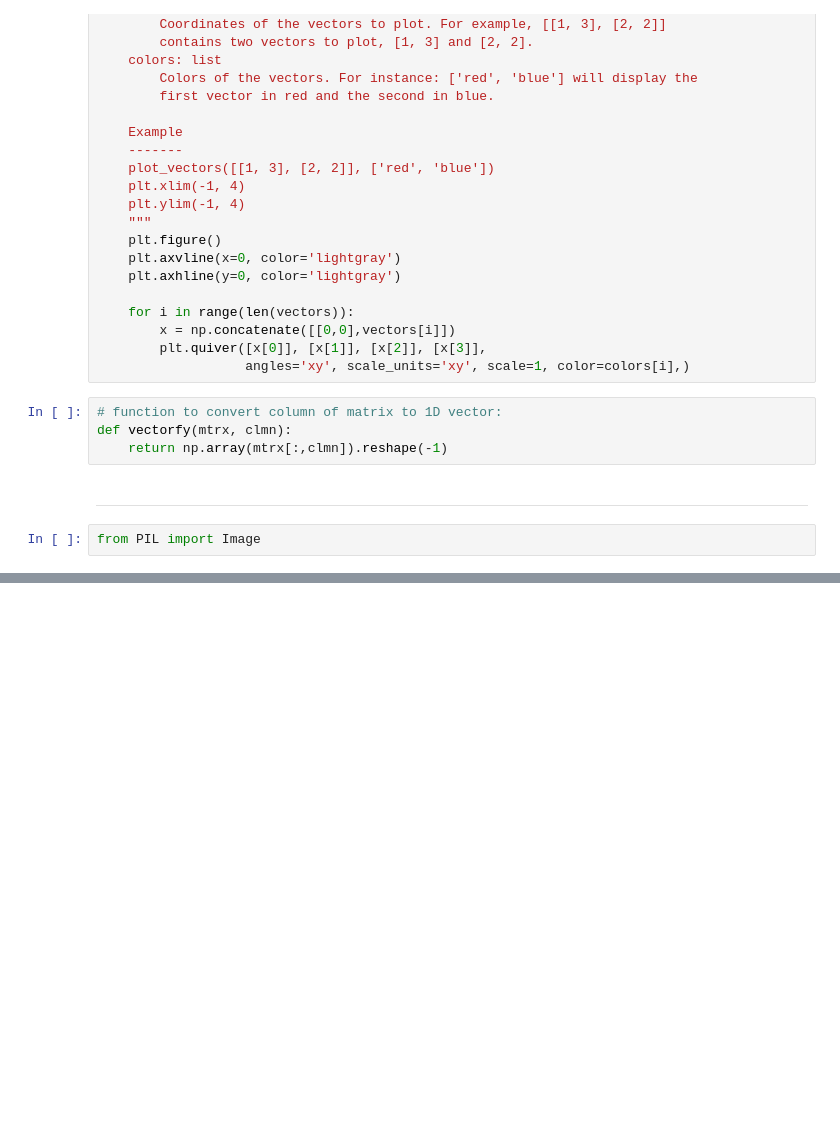
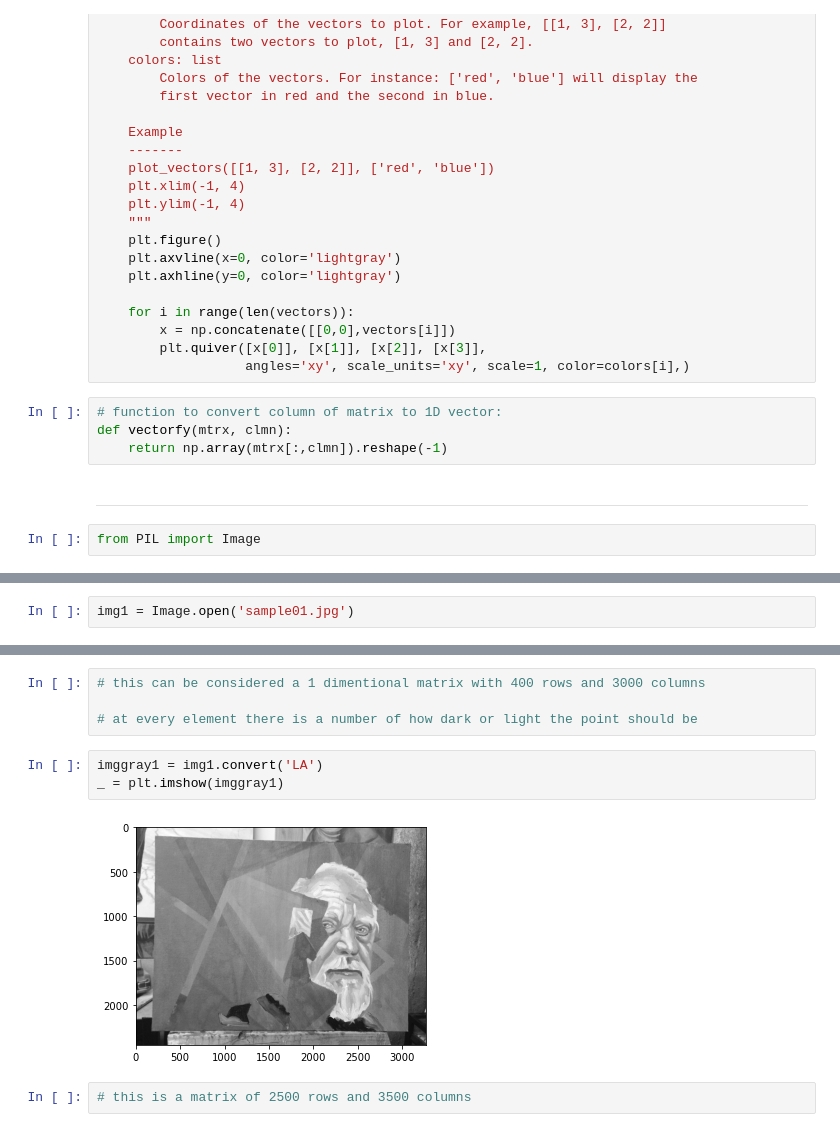
Before and after one commit to gaurav8936/GN-ML-foundations, a Jupyter notebook: Section 5. Matrix Operations for Machine Learning/43 Data Compressions with SVD.ipynb, the cells around one changed output, grey strips where cells are left out. Cells and saved outputs as stored; diff of their text form; blank space fills up the shorter version.

```diff
--- a/Section 5. Matrix Operations for Machine Learning/43 Data Compressions with SVD.ipynb
+++ b/Section 5. Matrix Operations for Machine Learning/43 Data Compressions with SVD.ipynb
@@ -112,0 +107,2 @@ _ = plt.imshow(img)
+# %%
+img1 = Image.open('sample01.jpg')
@@ -112,0 +127,11 @@ _ = plt.imshow(img)
+# %%
+# this can be considered a 1 dimentional matrix with 400 rows and 3000 columns
+
+# at every element there is a number of how dark or light the point should be
+# %%
+imggray1 = img1.convert('LA')
+_ = plt.imshow(imggray1)
+# %% [output]
+[figure, added]
+# %%
+# this is a matrix of 2500 rows and 3500 columns
```
Also changed, not shown: parts of 74 cells of this notebook, 1 other file.
